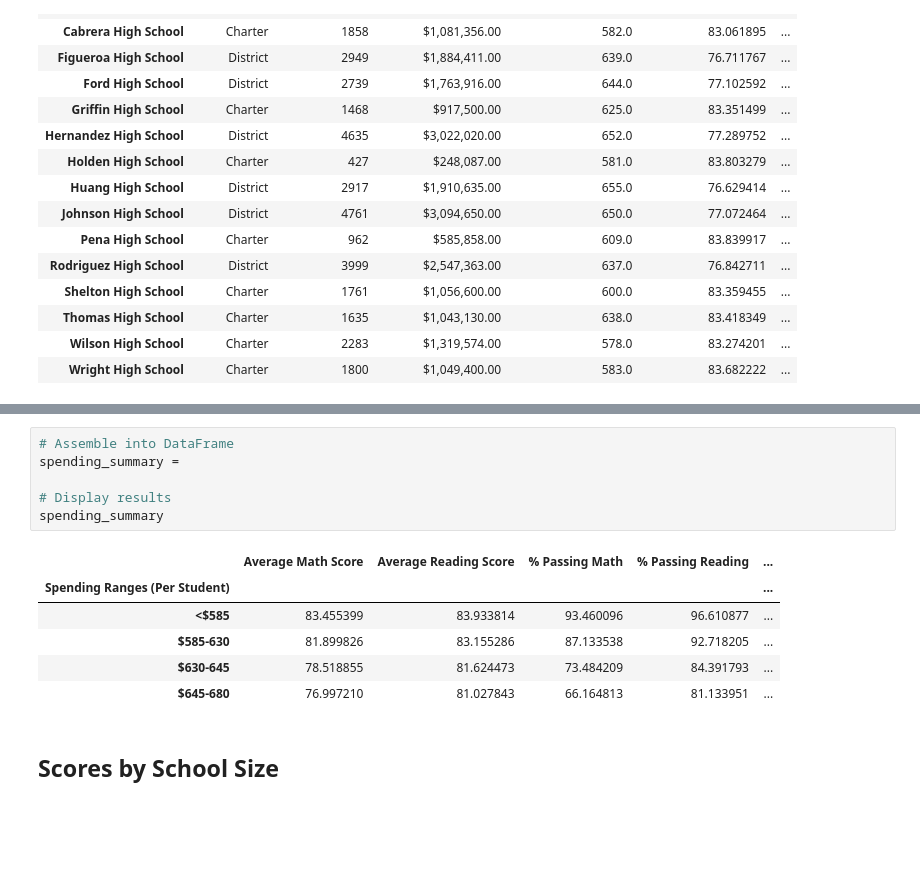
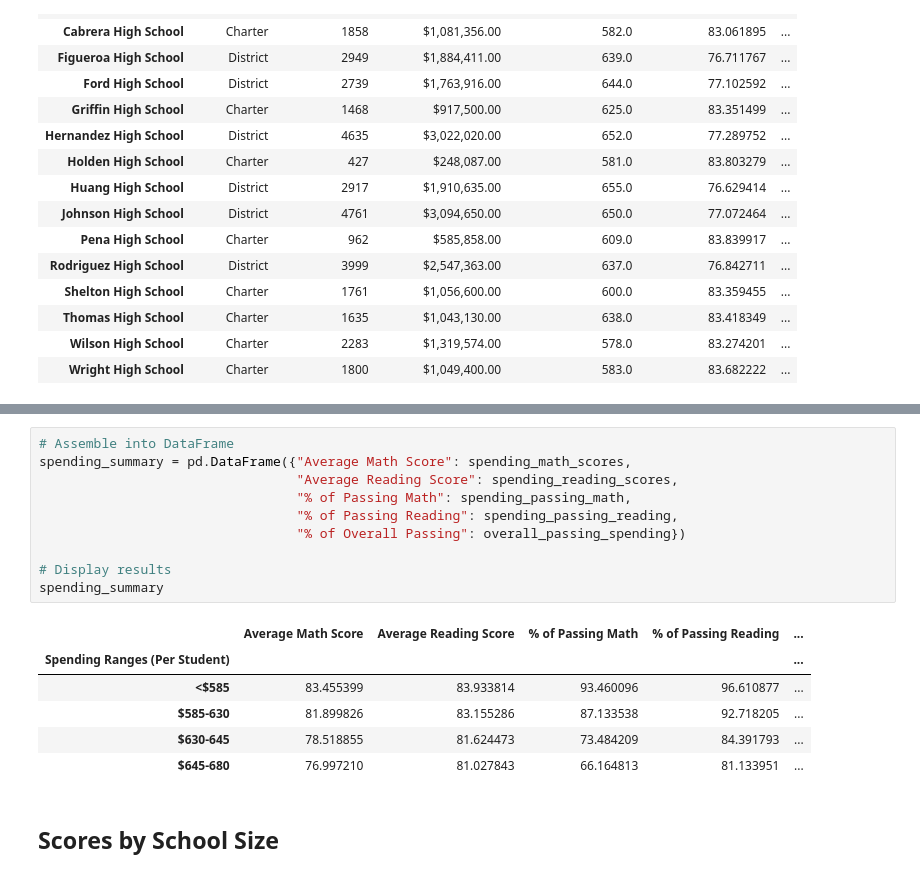
Before and after one commit to sloucel/Pandas, a Jupyter notebook: PyCitySchools/PyCitySchools_starter.ipynb, the cells around one changed output, grey strips where cells are left out. Cells and saved outputs as stored; diff of their text form; blank space fills up the shorter version.

```diff
--- a/PyCitySchools/PyCitySchools_starter.ipynb
+++ b/PyCitySchools/PyCitySchools_starter.ipynb
@@ -573,16 +566,20 @@ Name: Average Math Score, dtype: float64
-# %%
-# Assemble into DataFrame
-spending_summary =
-
-# Display results
-spending_summary
-# %% [output]
-|  | Average Math Score | Average Reading Score | % Passing Math | % Passing Reading | ... |
-| Spending Ranges (Per Student) |  |  |  |  | ... |
-| <$585 | 83.455399 | 83.933814 | 93.460096 | 96.610877 | ... |
-| $585-630 | 81.899826 | 83.155286 | 87.133538 | 92.718205 | ... |
-| $630-645 | 78.518855 | 81.624473 | 73.484209 | 84.391793 | ... |
-| $645-680 | 76.997210 | 81.027843 | 66.164813 | 81.133951 | ... |
+# %%
+# Assemble into DataFrame
+spending_summary = pd.DataFrame({"Average Math Score": spending_math_scores,
+                                 "Average Reading Score": spending_reading_scores,
+                                 "% of Passing Math": spending_passing_math,
+                                 "% of Passing Reading": spending_passing_reading,
+                                 "% of Overall Passing": overall_passing_spending})
+
+# Display results
+spending_summary
+# %% [output]
+|  | Average Math Score | Average Reading Score | % of Passing Math | % of Passing Reading | ... |
+| Spending Ranges (Per Student) |  |  |  |  | ... |
+| <$585 | 83.455399 | 83.933814 | 93.460096 | 96.610877 | ... |
+| $585-630 | 81.899826 | 83.155286 | 87.133538 | 92.718205 | ... |
+| $630-645 | 78.518855 | 81.624473 | 73.484209 | 84.391793 | ... |
+| $645-680 | 76.997210 | 81.027843 | 66.164813 | 81.133951 | ... |
 # %% [markdown]
 ## Scores by School Size
 # %%
```
Also changed, not shown: parts of 4 cells of this notebook, 1 other file.
